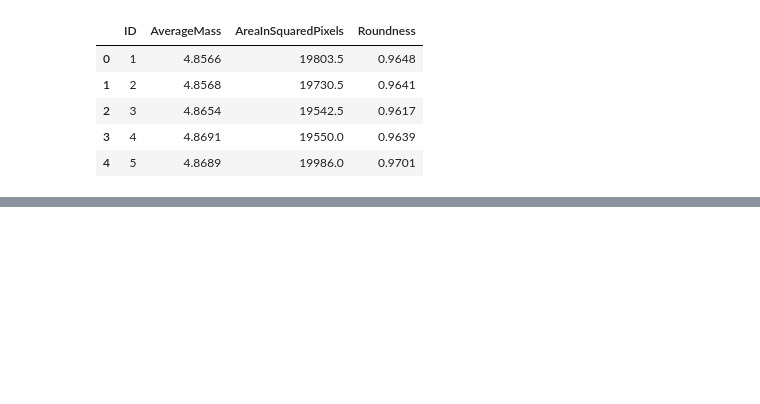
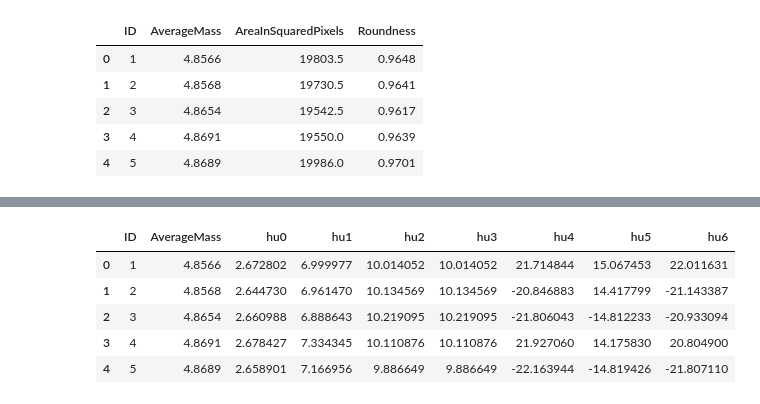
Before and after one commit to pcruiher08/ImageFeatures, a Jupyter notebook: analysis.ipynb, the cells around one changed output, grey strips where cells are left out. Drawn from its saved outputs; the diff is of its cells as text; code cells hidden in the pictures; blank space fills up the shorter version.

```diff
--- a/analysis.ipynb
+++ b/analysis.ipynb
@@ -794,0 +522,92 @@ leg.remove()
+# %%
+hu0 = pd.Series(IDAndH0).to_frame().reset_index()
+hu0.columns = ['ID', 'hu0']
+hu0['ID'] = hu0['ID'].astype(int)
+hu0['hu0'] = hu0['hu0'].astype(float)
+hu0 = hu0.sort_values('ID')
+hu0 = hu0.reset_index(drop=True)
+
+#print(hu0.head(10))
+
+hu1 = pd.Series(IDAndH1).to_frame().reset_index()
+hu1.columns = ['ID', 'hu1']
+hu1['ID'] = hu1['ID'].astype(int)
+hu1['hu1'] = hu1['hu1'].astype(float)
+hu1 = hu1.sort_values('ID')
+hu1 = hu1.reset_index(drop=True)
+
+#print(hu1.head(10))
+
+hu2 = pd.Series(IDAndH2).to_frame().reset_index()
+hu2.columns = ['ID', 'hu2']
+hu2['ID'] = hu2['ID'].astype(int)
+hu2['hu2'] = hu2['hu2'].astype(float)
+hu2 = hu2.sort_values('ID')
+hu2 = hu2.reset_index(drop=True)
+
+#print(hu2.head(10))
+
+hu3 = pd.Series(IDAndH2).to_frame().reset_index()
+hu3.columns = ['ID', 'hu3']
+hu3['ID'] = hu3['ID'].astype(int)
+hu3['hu3'] = hu3['hu3'].astype(float)
+hu3 = hu3.sort_values('ID')
+hu3 = hu3.reset_index(drop=True)
+
+#print(hu3.head(10))
+
+hu4 = pd.Series(IDAndH4).to_frame().reset_index()
+hu4.columns = ['ID', 'hu4']
+hu4['ID'] = hu4['ID'].astype(int)
+hu4['hu4'] = hu4['hu4'].astype(float)
+hu4 = hu4.sort_values('ID')
+hu4 = hu4.reset_index(drop=True)
+
+#print(hu4.head(10))
+
+
+hu5 = pd.Series(IDAndH5).to_frame().reset_index()
+hu5.columns = ['ID', 'hu5']
+hu5['ID'] = hu5['ID'].astype(int)
+hu5['hu5'] = hu5['hu5'].astype(float)
+hu5 = hu5.sort_values('ID')
+hu5 = hu5.reset_index(drop=True)
+
+#print(hu5.head(10))
+
+
+hu6 = pd.Series(IDAndH6).to_frame().reset_index()
+hu6.columns = ['ID', 'hu6']
+hu6['ID'] = hu6['ID'].astype(int)
+hu6['hu6'] = hu6['hu6'].astype(float)
+hu6 = hu6.sort_values('ID')
+hu6 = hu6.reset_index(drop=True)
+
+#print(hu6.head(10))
+humoments = pd.merge(hu0[['ID', 'hu0']], mass[['ID', 'AverageMass']], on='ID', how='inner')
+
+humoments = pd.merge(humoments[['ID', 'AverageMass', 'hu0']], hu1[['ID', 'hu1']], on='ID', how='inner')
+
+humoments = pd.merge(humoments[['ID', 'AverageMass', 'hu0', 'hu1']], hu2[['ID', 'hu2']], on='ID', how='inner')
+humoments = pd.merge(humoments[['ID', 'AverageMass', 'hu0', 'hu1', 'hu2']], hu3[['ID', 'hu3']], on='ID', how='inner')
+humoments = pd.merge(humoments[['ID', 'AverageMass', 'hu0', 'hu1', 'hu2', 'hu3']], hu4[['ID', 'hu4']], on='ID', how='inner')
+humoments = pd.merge(humoments[['ID', 'AverageMass', 'hu0', 'hu1', 'hu2', 'hu3', 'hu4']], hu5[['ID', 'hu5']], on='ID', how='inner')
+humoments = pd.merge(humoments[['ID', 'AverageMass', 'hu0', 'hu1', 'hu2', 'hu3', 'hu4', 'hu5']], hu6[['ID', 'hu6']], on='ID', how='inner')
+
+
+humoments.to_csv('humoments.csv', index = False)
+
+humoments.head(5)
+#
+#0	1	2	3	4	5	6
+#469	2.669828	6.950577	10.427229	10.260607	-20.705395	-13.776959	20.819507
+#humoments.loc[468]
+
+#print(latex_table)
+# %% [output]
+|  | ID | AverageMass | hu0 | hu1 | hu2 | hu3 | hu4 | hu5 | hu6 |
+| 0 | 1 | 4.8566 | 2.672802 | 6.999977 | 10.014052 | 10.014052 | 21.714844 | 15.067453 | 22.011631 |
+| 1 | 2 | 4.8568 | 2.644730 | 6.961470 | 10.134569 | 10.134569 | -20.846883 | 14.417799 | -21.143387 |
+| 2 | 3 | 4.8654 | 2.660988 | 6.888643 | 10.219095 | 10.219095 | -21.806043 | -14.812233 | -20.933094 |
+| 3 | 4 | 4.8691 | 2.678427 | 7.334345 | 10.110876 | 10.110876 | 21.927060 | 14.175830 | 20.804900 |
+| 4 | 5 | 4.8689 | 2.658901 | 7.166956 | 9.886649 | 9.886649 | -22.163944 | -14.819426 | -21.807110 |
```
Also changed, not shown: parts of 28 cells of this notebook, 3 other files.
